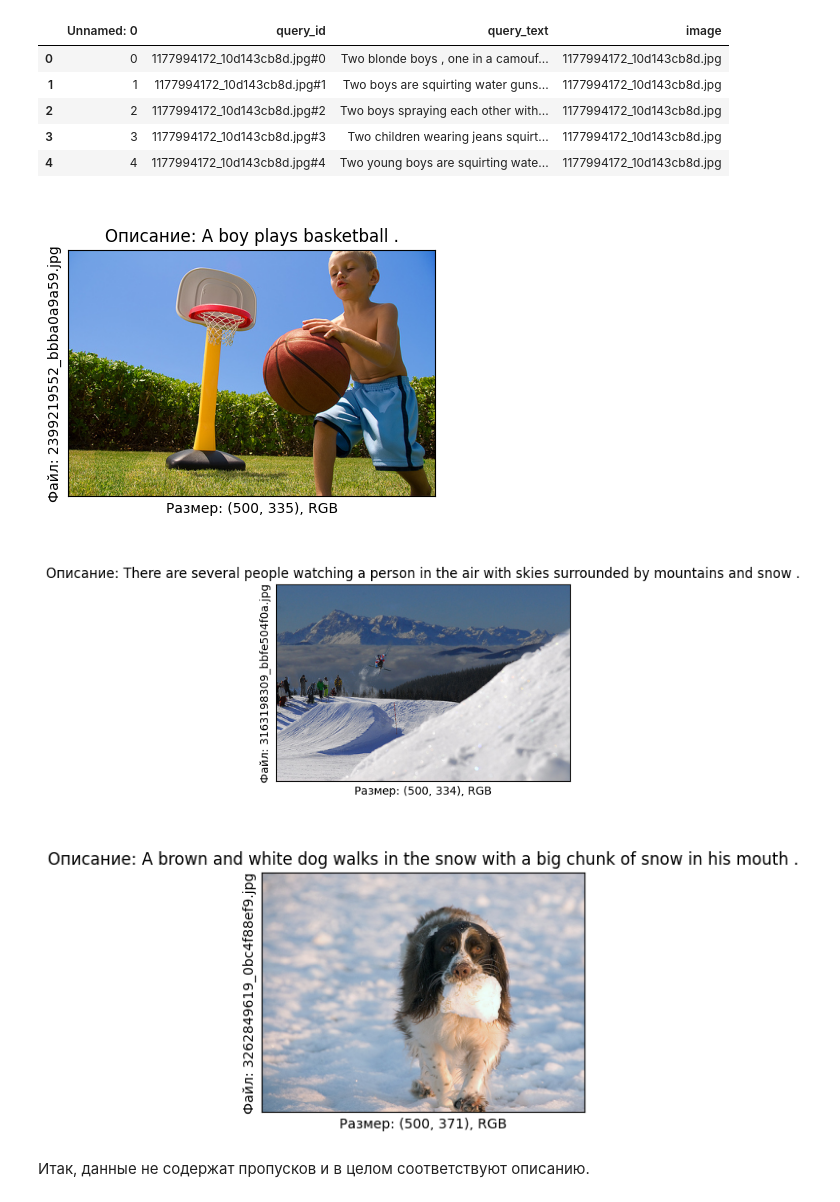
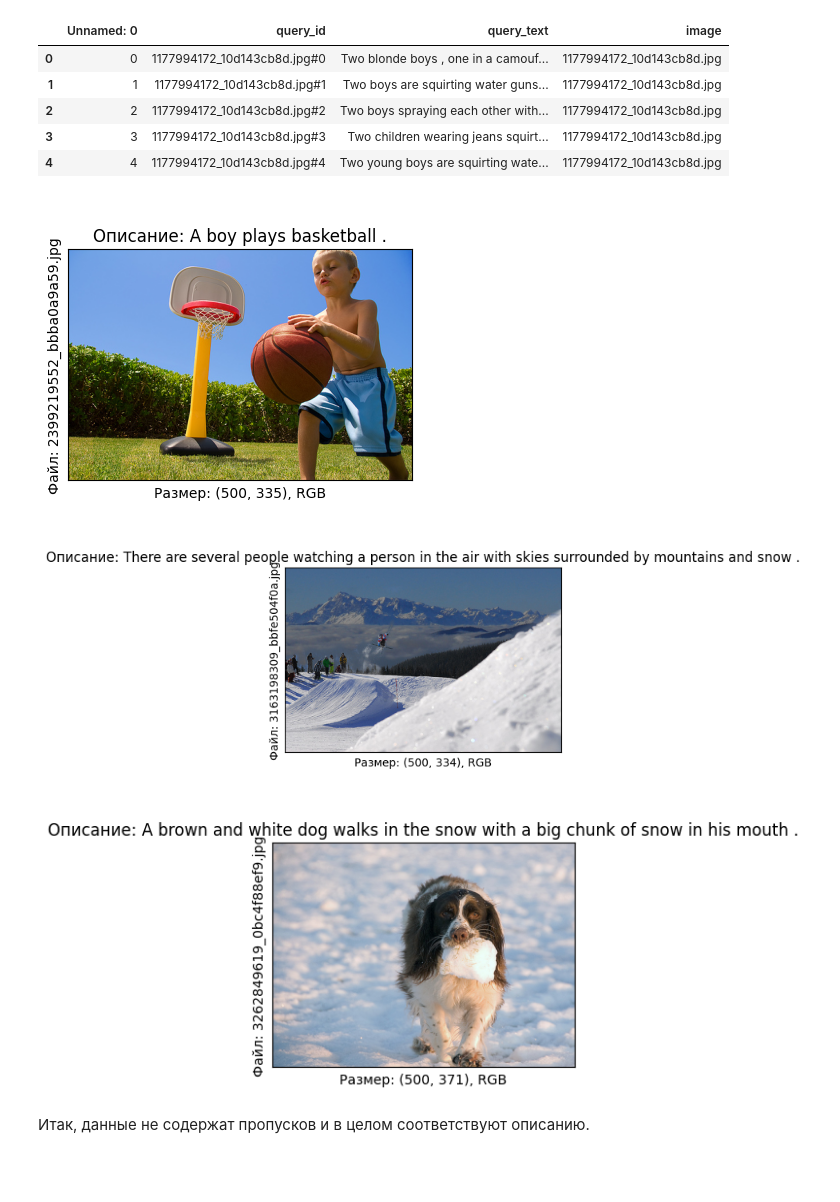
Before and after one commit to siddha-ds/yandex-practicum-projects, a Jupyter notebook: image-search-by-text-description/clean_notebook.ipynb, the cells around one changed output. Cells and saved outputs as stored; diff of their text form; code cells hidden in the pictures; blank space fills up the shorter version.

```diff
--- a/image-search-by-text-description/clean_notebook.ipynb
+++ b/image-search-by-text-description/clean_notebook.ipynb
@@ -116,7 +116,7 @@ memory usage: 136.6+ KB
 # Ознакомимся с тренировочными изображениями
 imgs = train_dataset_df.sample(n=n_samples, random_state=RANDOM_STATE)
 for i, img in enumerate(imgs['image']):
-    fig = plt.figure(figsize=(7, 3.2))
+    fig = plt.figure(figsize=(7, 3))
     image = Image.open(PATH + TRAIN_IMG_DIR + img)
     plt.imshow(image)
     plt.title(f'\nОписание: {imgs["query_text"].iloc[i]}')
@@ -221,20 +221,20 @@ memory usage: 15.8+ KB
 # %%
 # Ознакомимся с тестовыми изображениями
 imgs = test_queries_df.sample(n=n_samples, random_state=RANDOM_STATE)
 for i, img in enumerate(imgs['image']):
-    fig = plt.figure(figsize=(7, 3.2))
+    fig = plt.figure(figsize=(7, 3))
     image = Image.open(PATH + TEST_IMG_DIR + img)
     plt.imshow(image)
     plt.title(f'\nОписание: {imgs["query_text"].iloc[i]}')
     plt.xlabel(f'Размер: {image.size}, {image.mode}')
     plt.ylabel(f'Файл: {img}')
     plt.xticks([])
     plt.yticks([])
     plt.show()
 # %% [output]
-[figure, old version]
+[figure, new version]
-[figure, old version]
+[figure, new version]
-[figure, old version]
+[figure, new version]
 # %% [markdown]
 Итак, данные не содержат пропусков и в целом соответствуют описанию.
 # %% [markdown]
```
Also changed, not shown: parts of 3 cells of this notebook, 1 other file.
